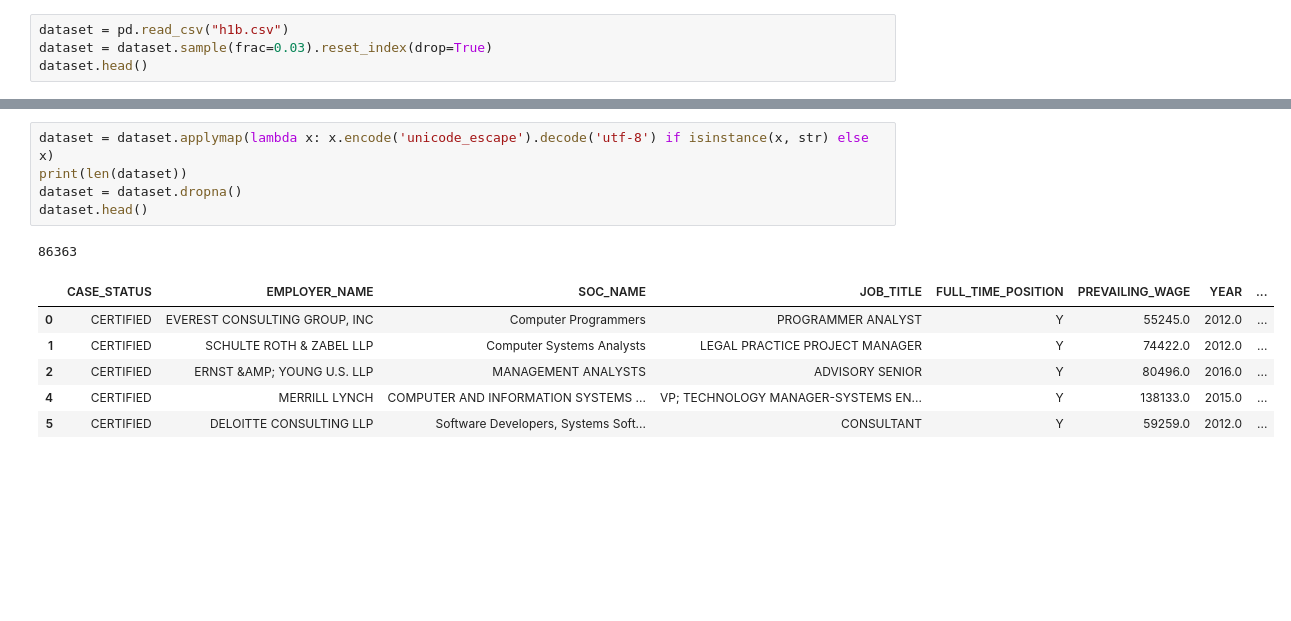
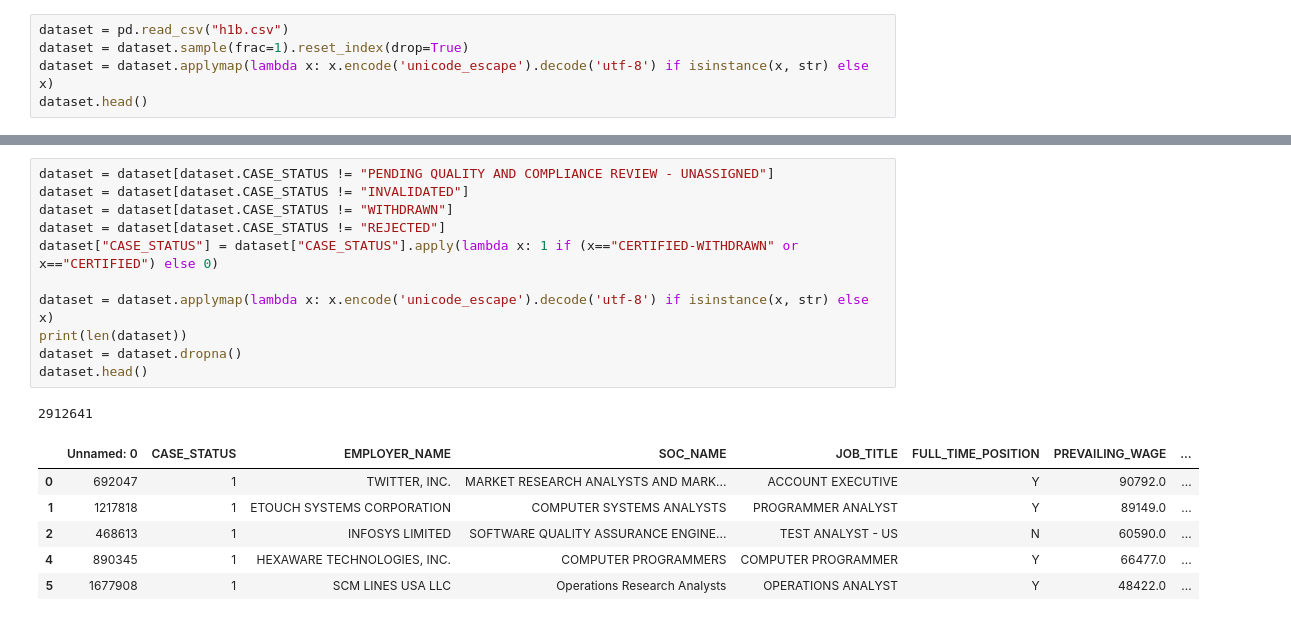
Before and after one commit to freddy-d/Projeto3CDados, a Jupyter notebook: Shuffle dataset.ipynb, the cells around one changed output, grey strips where cells are left out. Saved outputs shown, nothing was run; the diff lists cells and outputs as text; blank space fills up the shorter version.

Commit message:
Regressao Stats e dataframe refeito

```diff
--- a/Shuffle dataset.ipynb
+++ b/Shuffle dataset.ipynb
@@ -9,6 +8,7 @@ from sklearn.model_selection import train_test_split
 # %%
 dataset = pd.read_csv("h1b.csv")
-dataset = dataset.sample(frac=0.03).reset_index(drop=True)
+dataset = dataset.sample(frac=1).reset_index(drop=True)
+dataset = dataset.applymap(lambda x: x.encode('unicode_escape').decode('utf-8') if isinstance(x, str) else x)
 dataset.head()
 # %% [output]
 |  | Unnamed: 0 | CASE_STATUS | EMPLOYER_NAME | SOC_NAME | JOB_TITLE | FULL_TIME_POSITION | PREVAILING_WAGE | ... |
@@ -20,13 +20,19 @@ dataset.head()
 # %%
+dataset = dataset[dataset.CASE_STATUS != "PENDING QUALITY AND COMPLIANCE REVIEW - UNASSIGNED"]
+dataset = dataset[dataset.CASE_STATUS != "INVALIDATED"]
+dataset = dataset[dataset.CASE_STATUS != "WITHDRAWN"]
+dataset = dataset[dataset.CASE_STATUS != "REJECTED"]
+dataset["CASE_STATUS"] = dataset["CASE_STATUS"].apply(lambda x: 1 if (x=="CERTIFIED-WITHDRAWN" or x=="CERTIFIED") else 0)
+
 dataset = dataset.applymap(lambda x: x.encode('unicode_escape').decode('utf-8') if isinstance(x, str) else x)
 print(len(dataset))
 dataset = dataset.dropna()
 dataset.head()
 # %% [output]
-86363
+2912641
-|  | CASE_STATUS | EMPLOYER_NAME | SOC_NAME | JOB_TITLE | FULL_TIME_POSITION | PREVAILING_WAGE | YEAR | ... |
-| 0 | CERTIFIED | EVEREST CONSULTING GROUP, INC | Computer Programmers | PROGRAMMER ANALYST | Y | 55245.0 | 2012.0 | ... |
-| 1 | CERTIFIED | SCHULTE ROTH & ZABEL LLP | Computer Systems Analysts | LEGAL PRACTICE PROJECT MANAGER | Y | 74422.0 | 2012.0 | ... |
-| 2 | CERTIFIED | ERNST &AMP; YOUNG U.S. LLP | MANAGEMENT ANALYSTS | ADVISORY SENIOR | Y | 80496.0 | 2016.0 | ... |
-| 4 | CERTIFIED | MERRILL LYNCH | COMPUTER AND INFORMATION SYSTEMS ... | VP; TECHNOLOGY MANAGER-SYSTEMS EN... | Y | 138133.0 | 2015.0 | ... |
-| 5 | CERTIFIED | DELOITTE CONSULTING LLP | Software Developers, Systems Soft... | CONSULTANT | Y | 59259.0 | 2012.0 | ... |
+|  | Unnamed: 0 | CASE_STATUS | EMPLOYER_NAME | SOC_NAME | JOB_TITLE | FULL_TIME_POSITION | PREVAILING_WAGE | ... |
+| 0 | 692047 | 1 | TWITTER, INC. | MARKET RESEARCH ANALYSTS AND MARK... | ACCOUNT EXECUTIVE | Y | 90792.0 | ... |
+| 1 | 1217818 | 1 | ETOUCH SYSTEMS CORPORATION | COMPUTER SYSTEMS ANALYSTS | PROGRAMMER ANALYST | Y | 89149.0 | ... |
+| 2 | 468613 | 1 | INFOSYS LIMITED | SOFTWARE QUALITY ASSURANCE ENGINE... | TEST ANALYST - US | N | 60590.0 | ... |
+| 4 | 890345 | 1 | HEXAWARE TECHNOLOGIES, INC. | COMPUTER PROGRAMMERS | COMPUTER PROGRAMMER | Y | 66477.0 | ... |
+| 5 | 1677908 | 1 | SCM LINES USA LLC | Operations Research Analysts | OPERATIONS ANALYST | Y | 48422.0 | ... |
```
Also changed, not shown: parts of 4 cells of this notebook, 1 other file.
